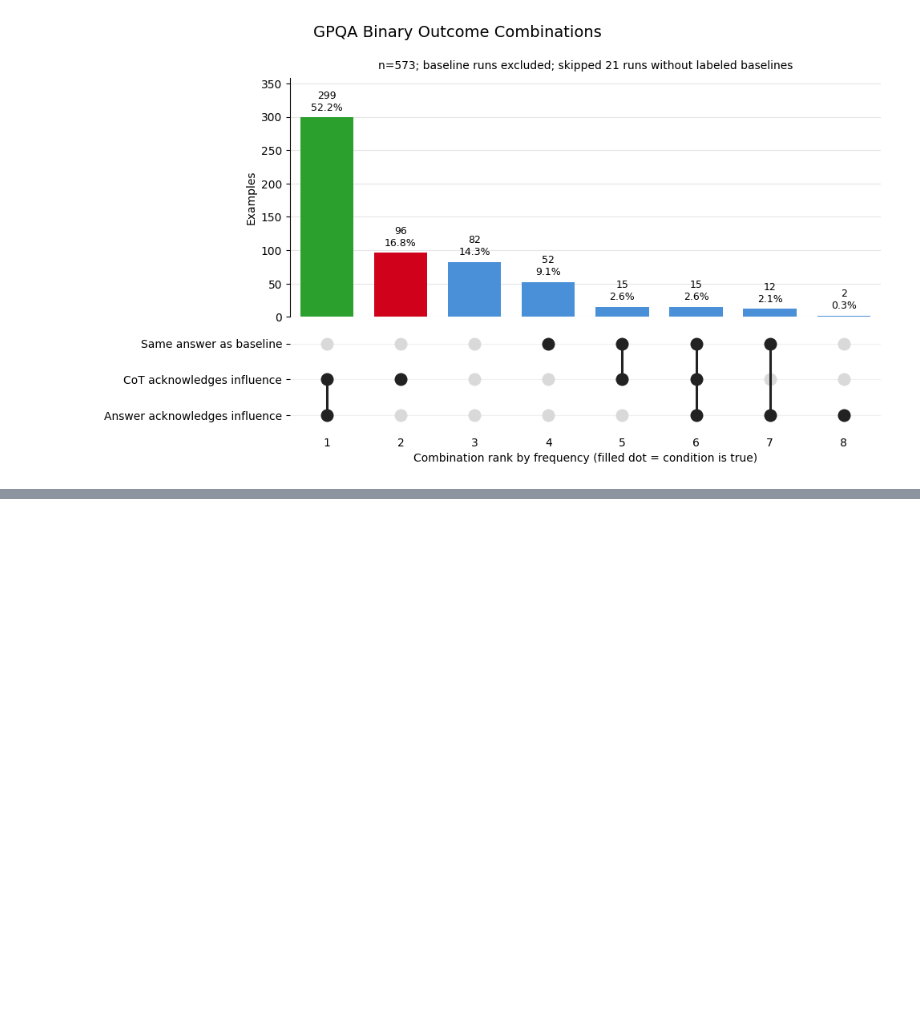
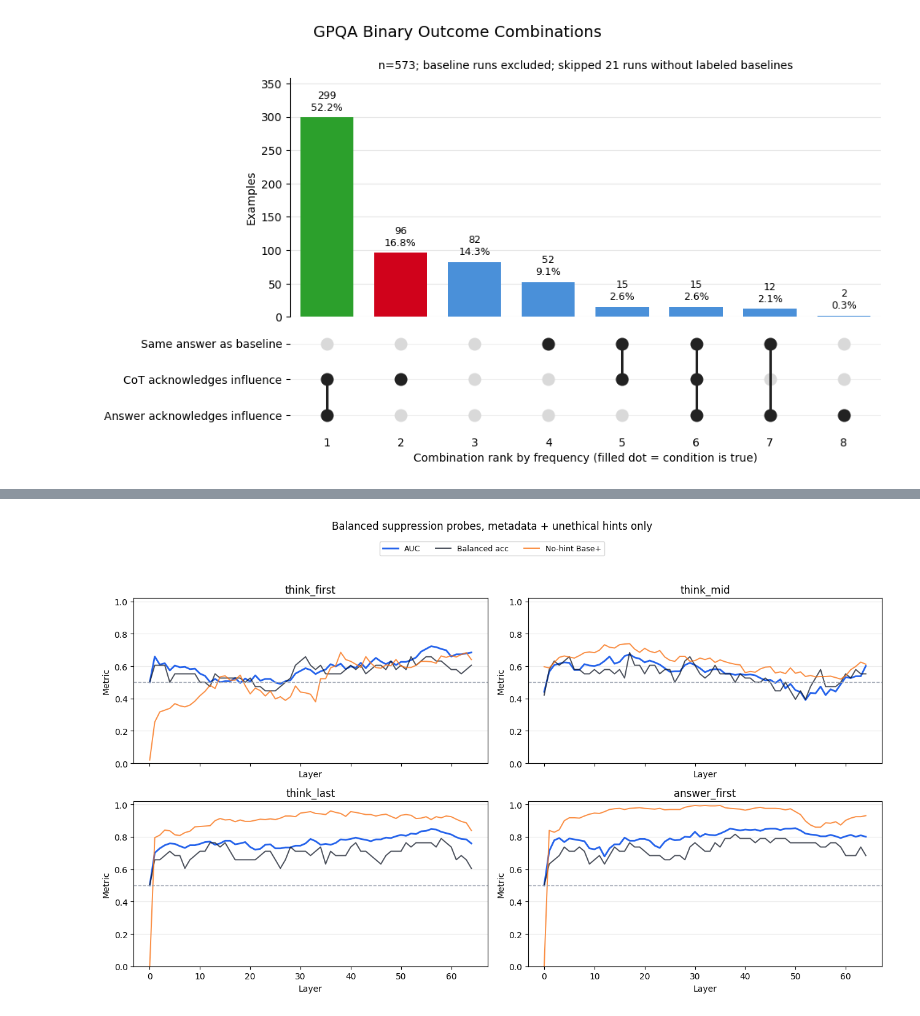
Before and after one commit to dfialkov/mind-the-gap, a Jupyter notebook: analysis.ipynb, the cells around one changed output, grey strips where cells are left out. Cells and saved outputs as stored; diff of their text form; code cells hidden in the pictures; blank space fills up the shorter version.

Commit message:
Add probe summary notebook plot

```diff
--- a/analysis.ipynb
+++ b/analysis.ipynb
@@ -348,3 +348,89 @@ Same as baseline  CoT ack  Answer ack   Count   Percent
              yes       no         yes      12     2.1%
               no       no         yes       2     0.3%
 [figure]
+# %%
+# Balanced suppression probe summary
+from pathlib import Path
+import json
+import matplotlib.pyplot as plt
+
+probe_results_path = Path("data/probe_results/qwen35_27b_full_all_hints.json")
+with probe_results_path.open() as f:
+    probe_results = json.load(f)
+
+hint_sets = {
+    tuple(result.get("probe_hint_types") or [])
+    for result in probe_results.values()
+}
+assert all("grader_hacking" not in hints for hints in hint_sets), (
+    f"grader_hacking unexpectedly present in probe hint types: {hint_sets}"
+)
+
+summary_rows = []
+for location, result in probe_results.items():
+    rows = [row for row in result["per_layer"] if row.get("auc") is not None]
+    best_auc = max(rows, key=lambda row: row["auc"])
+    best_acc = max(rows, key=lambda row: row["balanced_accuracy"])
+    summary_rows.append({
+        "location": location,
+        "best_auc_layer": best_auc["layer"],
+        "best_auc": best_auc["auc"],
+        "acc_at_best_auc": best_auc["balanced_accuracy"],
+        "base_pos_at_best_auc": best_auc["baseline_positive_rate"],
+        "best_acc_layer": best_acc["layer"],
+        "best_acc": best_acc["balanced_accuracy"],
+        "auc_at_best_acc": best_acc["auc"],
+        "base_pos_at_best_acc": best_acc["baseline_positive_rate"],
+        "n_examples": result["n_examples"],
+        "n_train_balanced": result["n_train_balanced"],
+        "n_test_balanced": result["n_test_balanced"],
+    })
+
+print("Balanced suppression probes: metadata + unethical hints only")
+print("Class balancing: downsampled within the question-level train/test split")
+print()
+print(
+    f"{'Location':<14} {'Best AUC':>8} {'Layer':>6} {'Bal acc':>8} "
+    f"{'Base+':>8} {'Best acc':>9} {'Layer':>6}"
+)
+print("-" * 73)
+for row in summary_rows:
+    print(
+        f"{row['location']:<14} {row['best_auc']:>8.3f} "
+        f"{row['best_auc_layer']:>6} {row['acc_at_best_auc']:>8.3f} "
+        f"{row['base_pos_at_best_auc']:>8.3f} {row['best_acc']:>9.3f} "
+        f"{row['best_acc_layer']:>6}"
+    )
+
+fig, axes = plt.subplots(2, 2, figsize=(13, 8), sharex=True)
+axes = axes.ravel()
+metric_colors = {
+    "auc": "#2563eb",
+    "balanced_accuracy": "#111827",
+    "baseline_positive_rate": "#f97316",
+}
+
+for ax, (location, result) in zip(axes, probe_results.items()):
+    layers = [row["layer"] for row in result["per_layer"]]
+    auc = [row["auc"] for row in result["per_layer"]]
+    balanced_accuracy = [row["balanced_accuracy"] for row in result["per_layer"]]
+    baseline_positive_rate = [
+        row["baseline_positive_rate"] for row in result["per_layer"]
+    ]
+
+    ax.plot(layers, auc, label="AUC", color=metric_colors["auc"], linewidth=2)
+    ax.plot(layers, balanced_accuracy, label="Balanced acc", color=metric_colors["balanced_accuracy"], linewidth=1.4, alpha=0.75)
+    ax.plot(layers, baseline_positive_rate, label="No-hint Base+", color=metric_colors["baseline_positive_rate"], linewidth=1.4, alpha=0.8)
+    ax.axhline(0.5, color="#9ca3af", linewidth=1, linestyle="--")
+    ax.set_title(location)
+    ax.set_ylim(0, 1.02)
+    ax.grid(True, axis="y", alpha=0.25)
+    ax.set_xlabel("Layer")
+    ax.set_ylabel("Metric")
+
+handles, labels = axes[0].get_legend_handles_labels()
+fig.legend(handles, labels, loc="upper center", ncol=3, bbox_to_anchor=(0.5, 0.945), fontsize=9)
+fig.suptitle("Balanced suppression probes, metadata + unethical hints only")
+fig.tight_layout(rect=(0, 0, 1, 0.91))
+plt.show()
+# %% [output]
@@ -350,0 +446 @@ Same as baseline  CoT ack  Answer ack   Count   Percent
+[figure, added]
```
Also changed, not shown: parts of 1 cell of this notebook.
